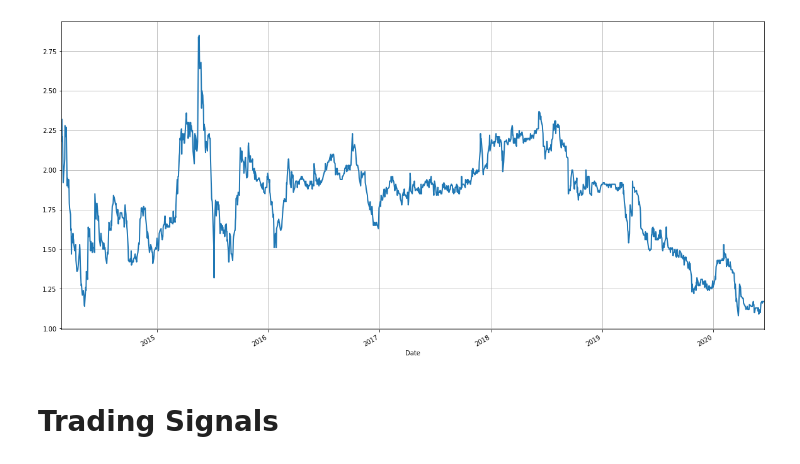
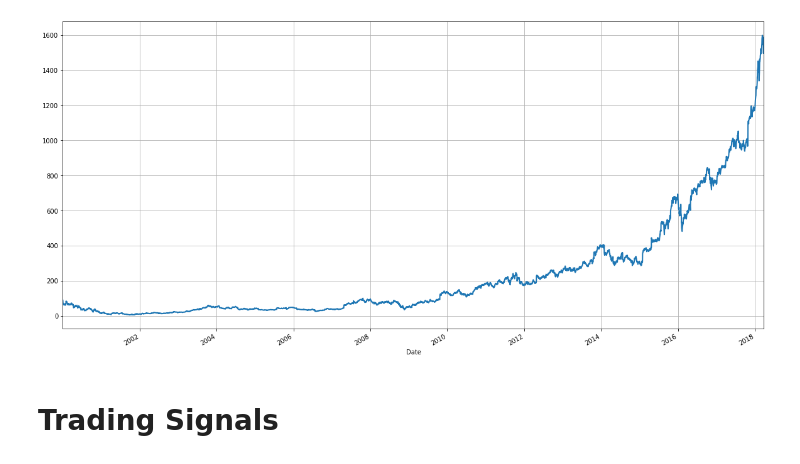
Before and after one commit to andrewcole33/moving_avg_trading, a Jupyter notebook: full_ma.ipynb, the cells around one changed output. Drawn from its saved outputs; the diff is of its cells as text; code cells hidden in the pictures.

```diff
--- a/full_ma.ipynb
+++ b/full_ma.ipynb
@@ -8,3 +6,5 @@ df = quandl.get("HKEX/02383")
+# %%
+df = quandl.get("WIKI/AMZN", start_date = "2000-01-01")
 # %%
 df.tail()
 # %% [output]
@@ -18,8 +18,8 @@ df.tail()
 # %%
-df['Nominal Price'].plot(grid = True, figsize = (20, 10), lw = 2)
+df['Close'].plot(grid = True, figsize = (20, 10), lw = 2)
 plt.show()
 # %% [output]
-[figure, old version]
+[figure, new version]
 # %% [markdown]
 # Trading Signals
 # %%
```
Also changed, not shown: parts of 8 cells of this notebook, 2 other files.
